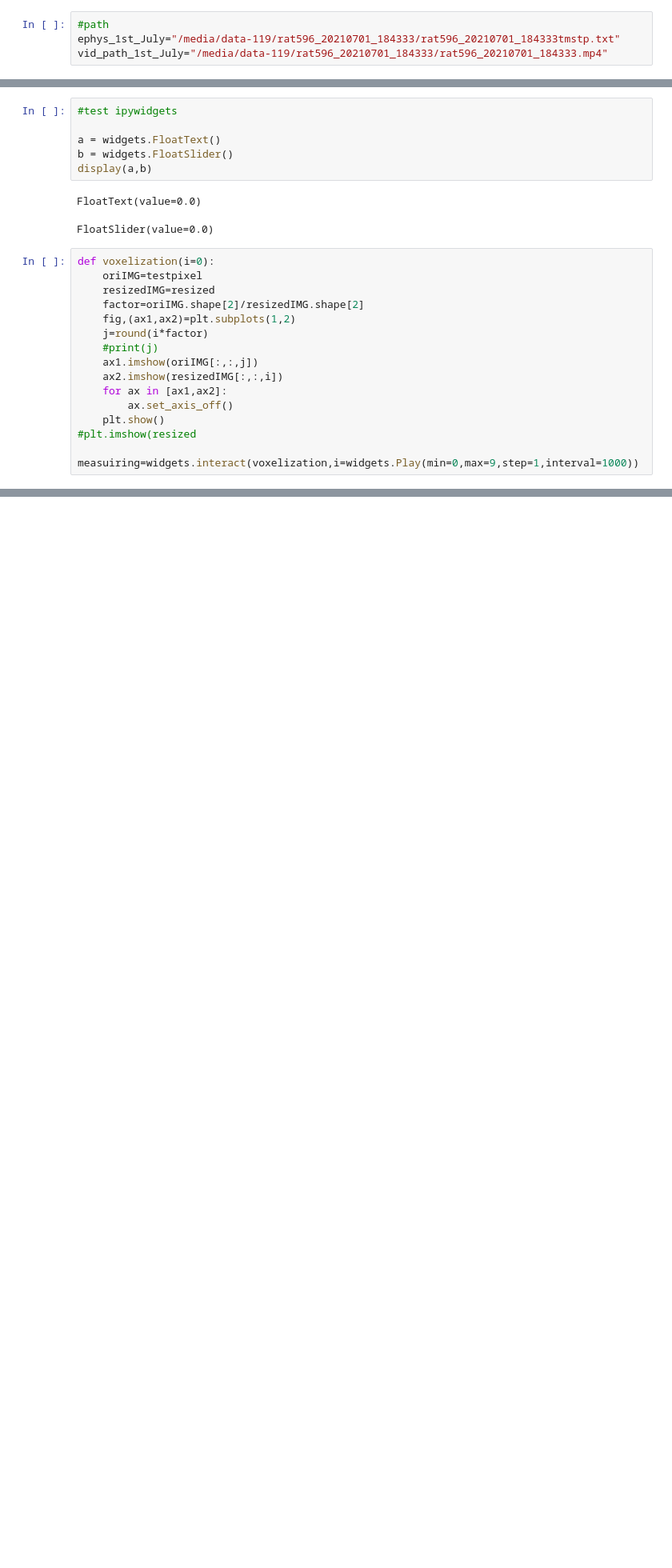
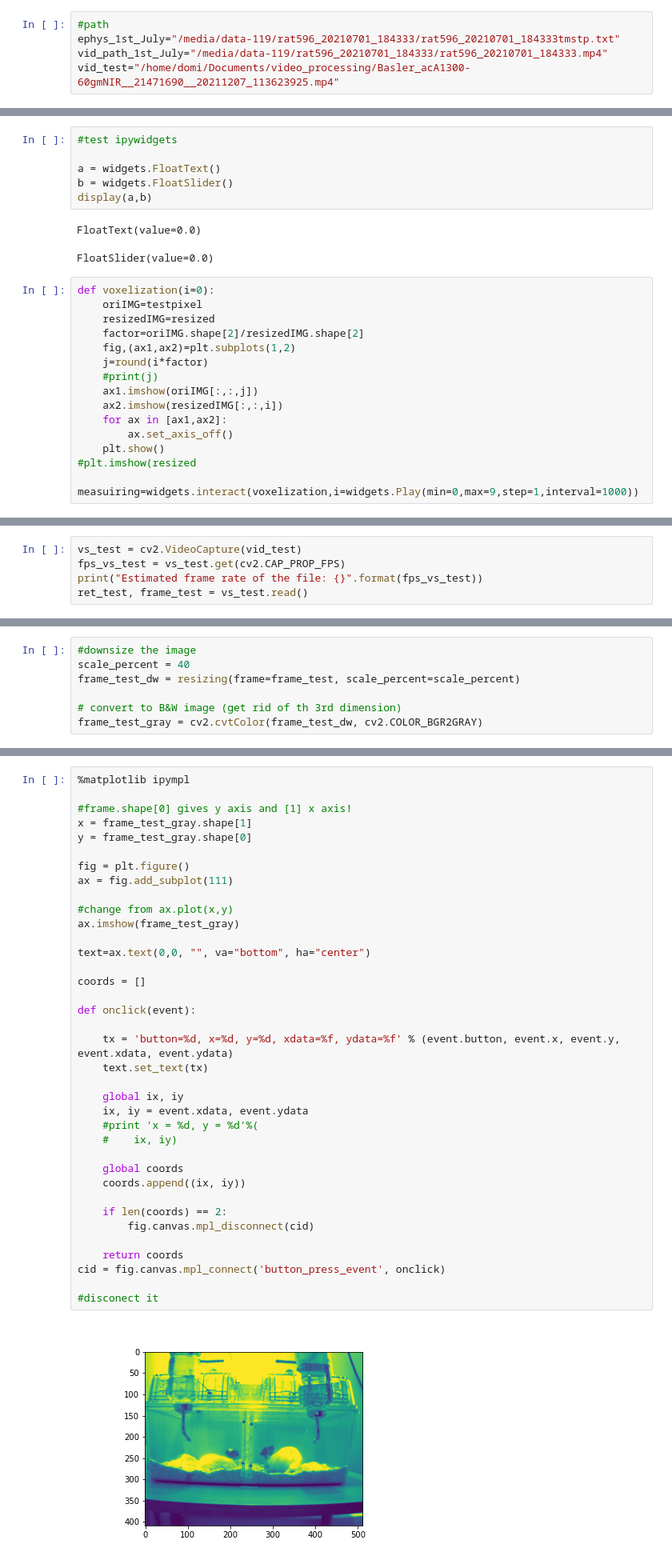
Before and after one commit to Ponyo2311/motion_detection_4ephys, a Jupyter notebook: motion_detector_upgrade.ipynb, the cells around one changed output, grey strips where cells are left out. Shown at 80% size. Saved outputs shown, nothing was run; the diff lists cells and outputs as text; blank space fills up the shorter version.

```diff
--- a/motion_detector_upgrade.ipynb
+++ b/motion_detector_upgrade.ipynb
@@ -80,6 +81,7 @@ def getting_ephys_duration(ephys_time_path):
 #path
 ephys_1st_July="/media/data-119/rat596_20210701_184333/rat596_20210701_184333tmstp.txt"
 vid_path_1st_July="/media/data-119/rat596_20210701_184333/rat596_20210701_184333.mp4"
+vid_test="/home/domi/Documents/video_processing/Basler_acA1300-60gmNIR__21471690__20211207_113623925.mp4"
 # %%
 #duration ephys
 duration_1stJuly=getting_ephys_duration(ephys_1st_July)
@@ -190,0 +250,5 @@ measuiring=widgets.interact(voxelization,i=widgets.Play(min=0,max=9,step=1,inter
+# %%
+vs_test = cv2.VideoCapture(vid_test)
+fps_vs_test = vs_test.get(cv2.CAP_PROP_FPS)
+print("Estimated frame rate of the file: {}".format(fps_vs_test))
+ret_test, frame_test = vs_test.read()
@@ -190,0 +257,7 @@ measuiring=widgets.interact(voxelization,i=widgets.Play(min=0,max=9,step=1,inter
+# %%
+#downsize the image
+scale_percent = 40
+frame_test_dw = resizing(frame=frame_test, scale_percent=scale_percent)
+
+# convert to B&W image (get rid of th 3rd dimension)
+frame_test_gray = cv2.cvtColor(frame_test_dw, cv2.COLOR_BGR2GRAY)
@@ -190,0 +266,39 @@ measuiring=widgets.interact(voxelization,i=widgets.Play(min=0,max=9,step=1,inter
+# %%
+%matplotlib ipympl
+
+#frame.shape[0] gives y axis and [1] x axis!
+x = frame_test_gray.shape[1]
+y = frame_test_gray.shape[0]
+
+fig = plt.figure()
+ax = fig.add_subplot(111)
+
+#change from ax.plot(x,y)
+ax.imshow(frame_test_gray)
+
+text=ax.text(0,0, "", va="bottom", ha="center")
+
+coords = []
+
+def onclick(event):
+
+    tx = 'button=%d, x=%d, y=%d, xdata=%f, ydata=%f' % (event.button, event.x, event.y, event.xdata, event.ydata)
+    text.set_text(tx)
+
+    global ix, iy
+    ix, iy = event.xdata, event.ydata
+    #print 'x = %d, y = %d'%(
+    #    ix, iy)
+
+    global coords
+    coords.append((ix, iy))
+
+    if len(coords) == 2:
+        fig.canvas.mpl_disconnect(cid)
+
+    return coords
+cid = fig.canvas.mpl_connect('button_press_event', onclick)
+
+#disconect it
+# %% [output]
+[figure, added]
```
Also changed, not shown: parts of 8 cells of this notebook.
